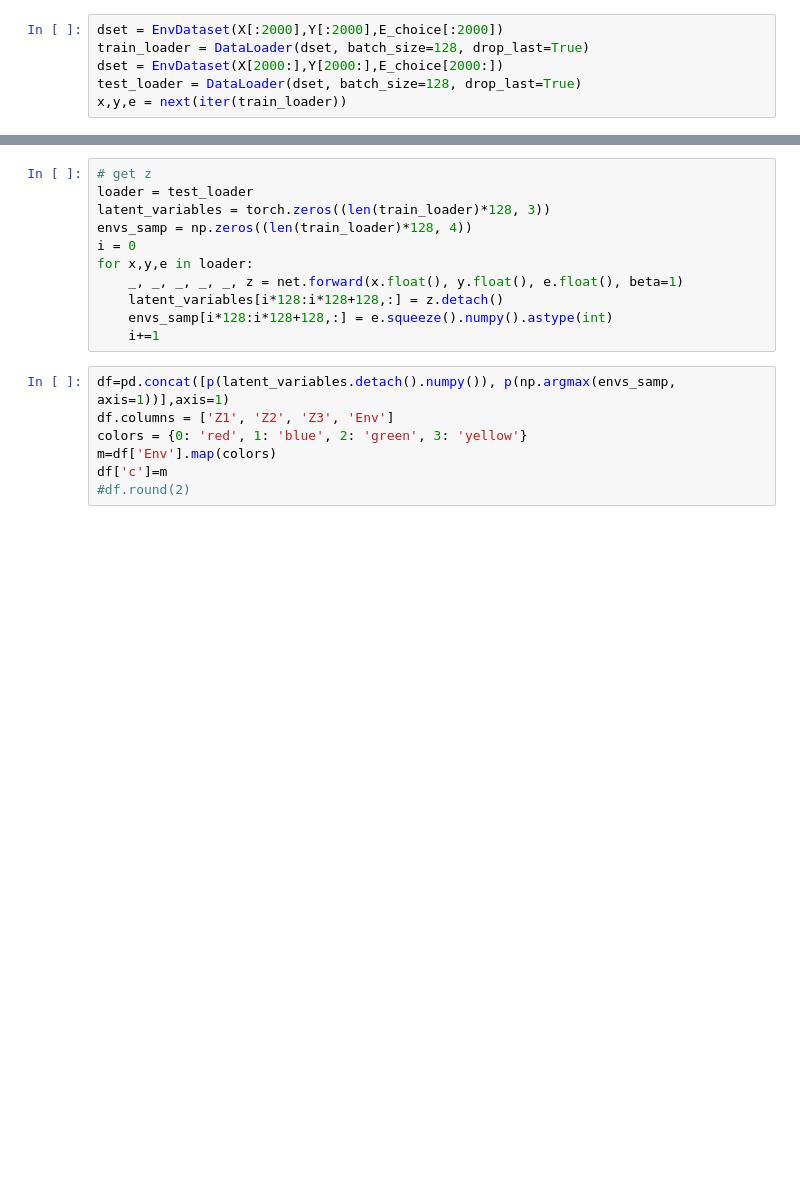
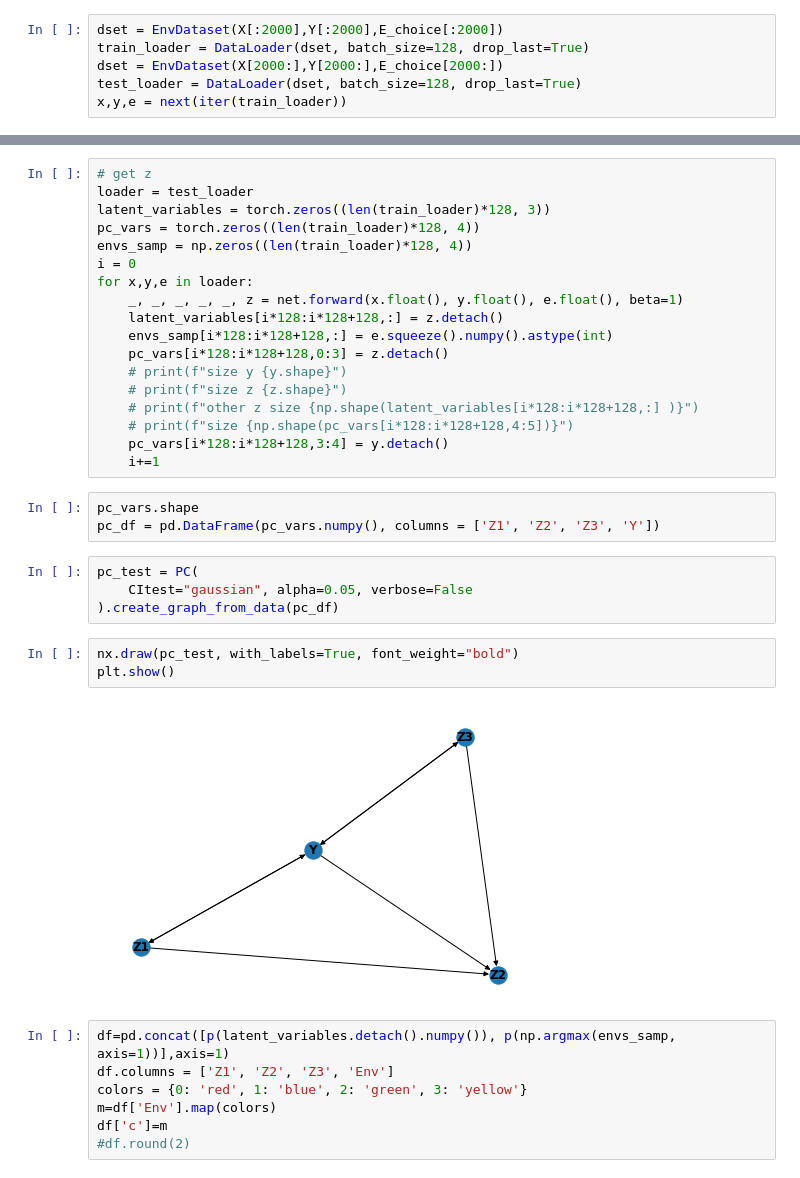
Before and after one commit to AlliBusa/02456_Project_Causality, a Jupyter notebook: iVAE_v2.ipynb, the cells around one changed output, grey strips where cells are left out. Saved outputs shown, nothing was run; the diff lists cells and outputs as text; blank space fills up the shorter version.

```diff
--- a/iVAE_v2.ipynb
+++ b/iVAE_v2.ipynb
@@ -120,13 +126,32 @@ plt.show()
 # get z
 loader = test_loader
 latent_variables = torch.zeros((len(train_loader)*128, 3))
+pc_vars = torch.zeros((len(train_loader)*128, 4))
 envs_samp = np.zeros((len(train_loader)*128, 4))
 i = 0
 for x,y,e in loader:
     _, _, _, _, _, z = net.forward(x.float(), y.float(), e.float(), beta=1)
     latent_variables[i*128:i*128+128,:] = z.detach()
     envs_samp[i*128:i*128+128,:] = e.squeeze().numpy().astype(int)
+    pc_vars[i*128:i*128+128,0:3] = z.detach()
+    # print(f"size y {y.shape}")
+    # print(f"size z {z.shape}")
+    # print(f"other z size {np.shape(latent_variables[i*128:i*128+128,:] )}")
+    # print(f"size {np.shape(pc_vars[i*128:i*128+128,4:5])}")
+    pc_vars[i*128:i*128+128,3:4] = y.detach()
     i+=1
+# %%
+pc_vars.shape
+pc_df = pd.DataFrame(pc_vars.numpy(), columns = ['Z1', 'Z2', 'Z3', 'Y'])
+# %%
+pc_test = PC(
+    CItest="gaussian", alpha=0.05, verbose=False
+).create_graph_from_data(pc_df)
+# %%
+nx.draw(pc_test, with_labels=True, font_weight="bold")
+plt.show()
+# %% [output]
+[figure, added]
 # %%
 df=pd.concat([p(latent_variables.detach().numpy()), p(np.argmax(envs_samp, axis=1))],axis=1)
 df.columns = ['Z1', 'Z2', 'Z3', 'Env']
```
Also changed, not shown: parts of 7 cells of this notebook, 1 other file.
